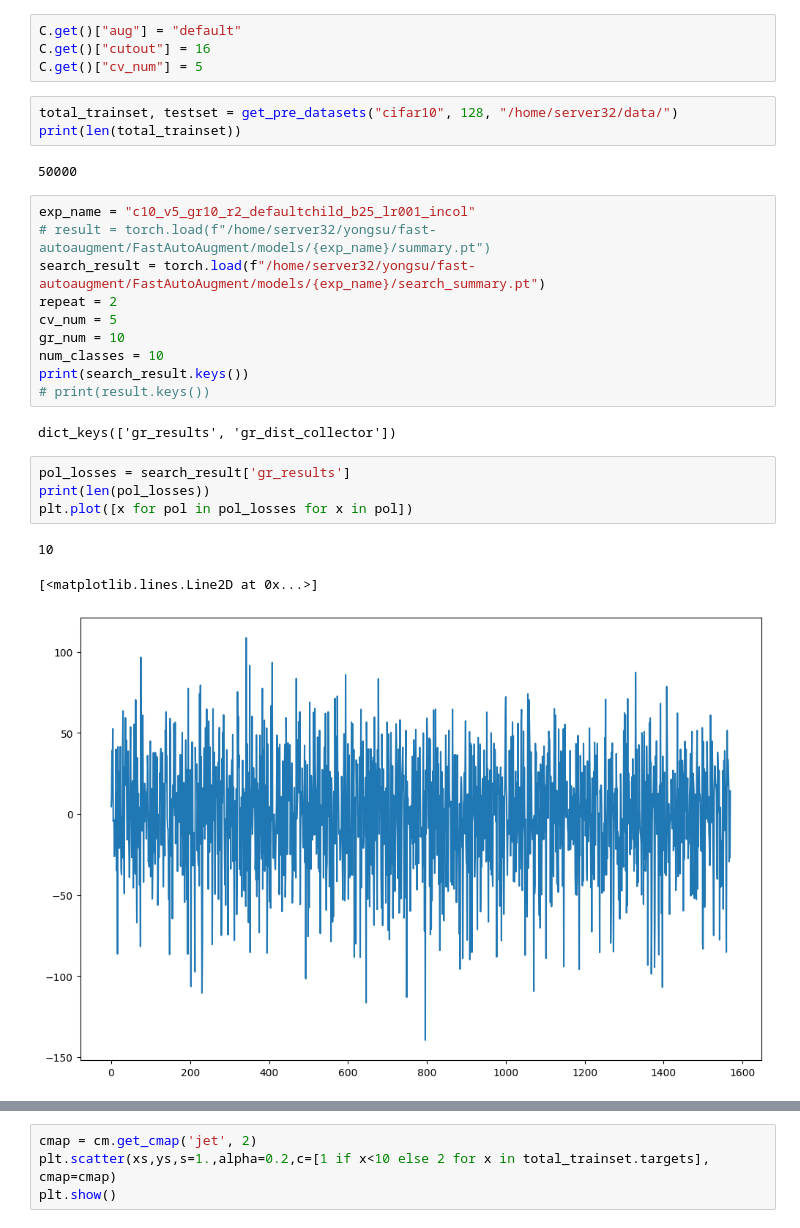
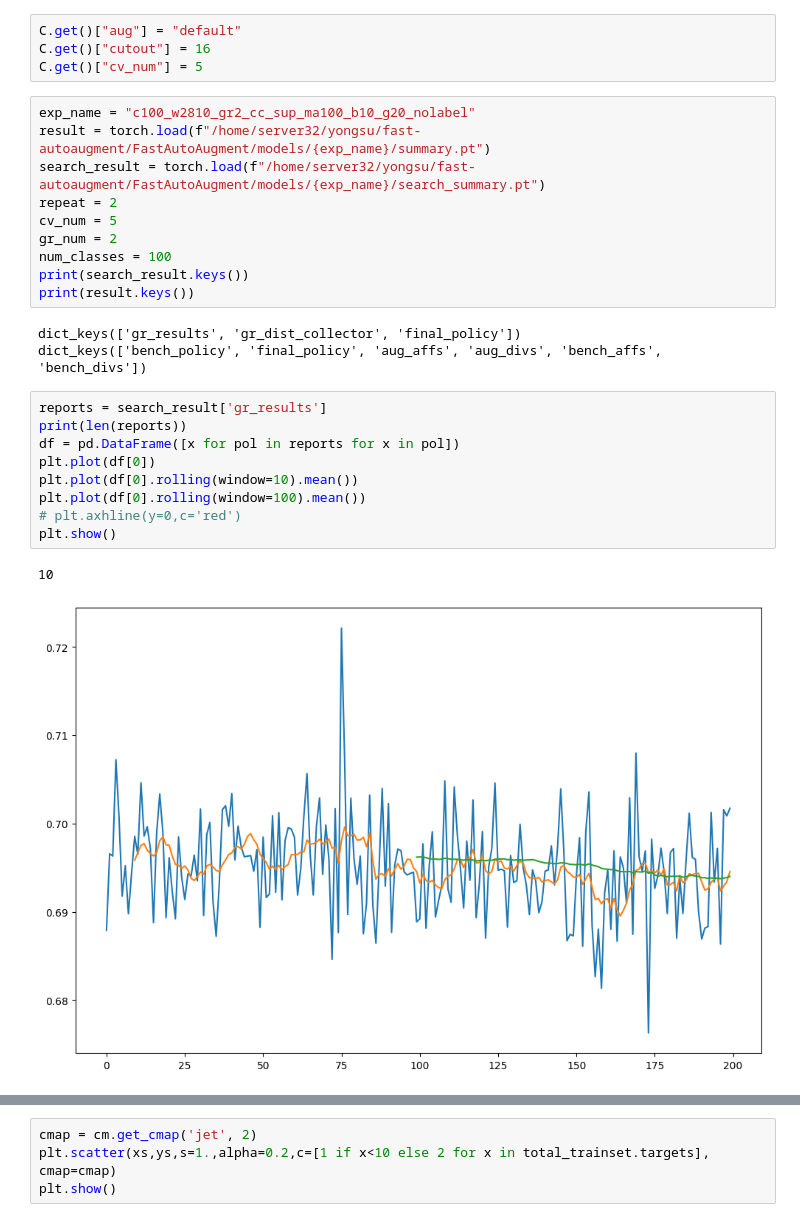
Before and after one commit to yongsubaek/AdapAug, a Jupyter notebook: playground.ipynb, the cells around one changed output, grey strips where cells are left out. Saved outputs shown, nothing was run; the diff lists cells and outputs as text.

```diff
--- a/playground.ipynb
+++ b/playground.ipynb
@@ -27,28 +27,28 @@ plt.rcParams['figure.dpi'] = 100
 C.get()["aug"] = "default"
 C.get()["cutout"] = 16
 C.get()["cv_num"] = 5
-# %%
-total_trainset, testset = get_pre_datasets("cifar10", 128, "/home/server32/data/")
-print(len(total_trainset))
-# %% [output]
-50000
 # %%
-exp_name = "c10_v5_gr10_r2_defaultchild_b25_lr001_incol"
-# result = torch.load(f"/home/server32/yongsu/fast-autoaugment/FastAutoAugment/models/{exp_name}/summary.pt")
+exp_name = "c100_w2810_gr2_cc_sup_ma100_b10_g20_nolabel"
+result = torch.load(f"/home/server32/yongsu/fast-autoaugment/FastAutoAugment/models/{exp_name}/summary.pt")
 search_result = torch.load(f"/home/server32/yongsu/fast-autoaugment/FastAutoAugment/models/{exp_name}/search_summary.pt")
 repeat = 2
 cv_num = 5
-gr_num = 10
-num_classes = 10
+gr_num = 2
+num_classes = 100
 print(search_result.keys())
-# print(result.keys())
+print(result.keys())
 # %% [output]
-dict_keys(['gr_results', 'gr_dist_collector'])
+dict_keys(['gr_results', 'gr_dist_collector', 'final_policy'])
+dict_keys(['bench_policy', 'final_policy', 'aug_affs', 'aug_divs', 'bench_affs', 'bench_divs'])
-# %%
-pol_losses = search_result['gr_results']
-print(len(pol_losses))
-plt.plot([x for pol in pol_losses for x in pol])
-# %% [output]
-10
-[<matplotlib.lines.Line2D at 0x...>]
-[figure, removed]
+# %%
+reports = search_result['gr_results']
+print(len(reports))
+df = pd.DataFrame([x for pol in reports for x in pol])
+plt.plot(df[0])
+plt.plot(df[0].rolling(window=10).mean())
+plt.plot(df[0].rolling(window=100).mean())
+# plt.axhline(y=0,c='red')
+plt.show()
+# %% [output]
+10
+[figure, added]
```
Also changed, not shown: parts of 13 cells of this notebook, 1 other file.
